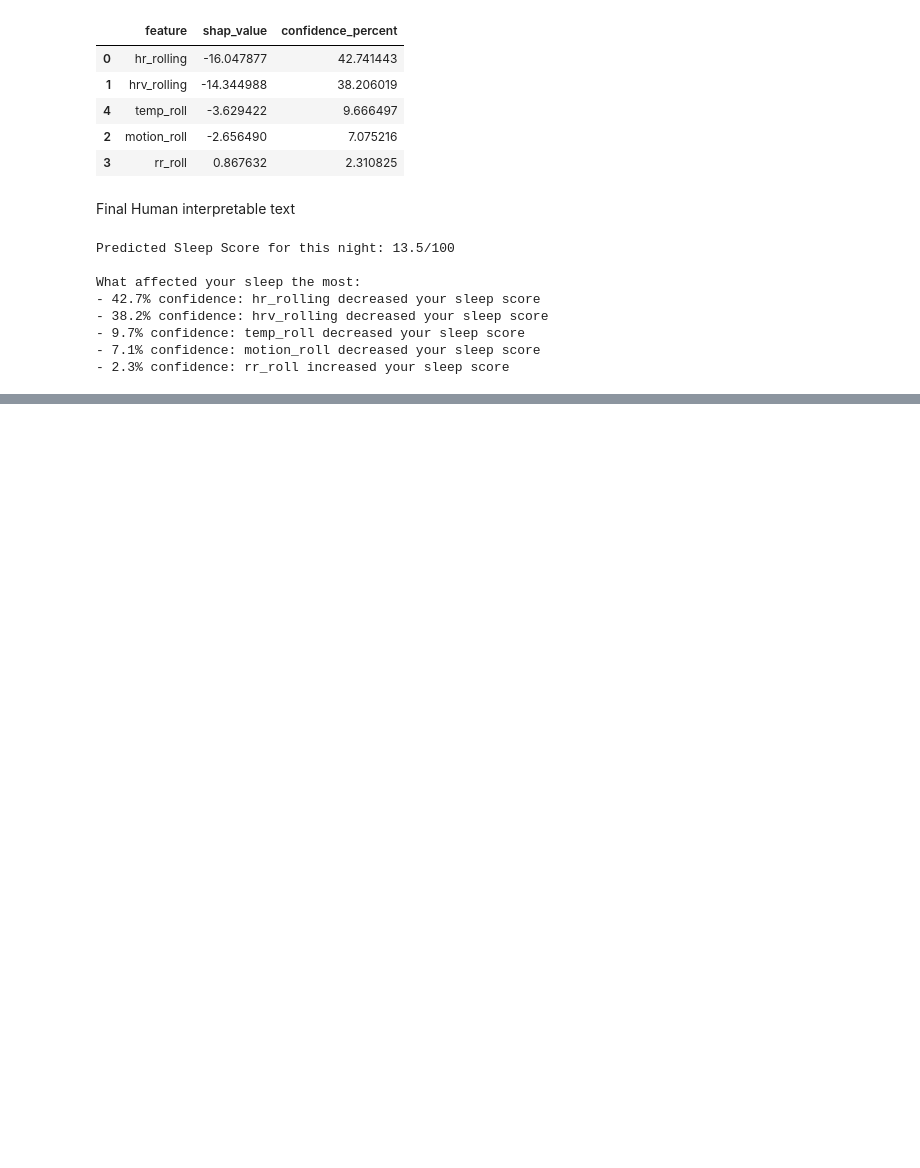
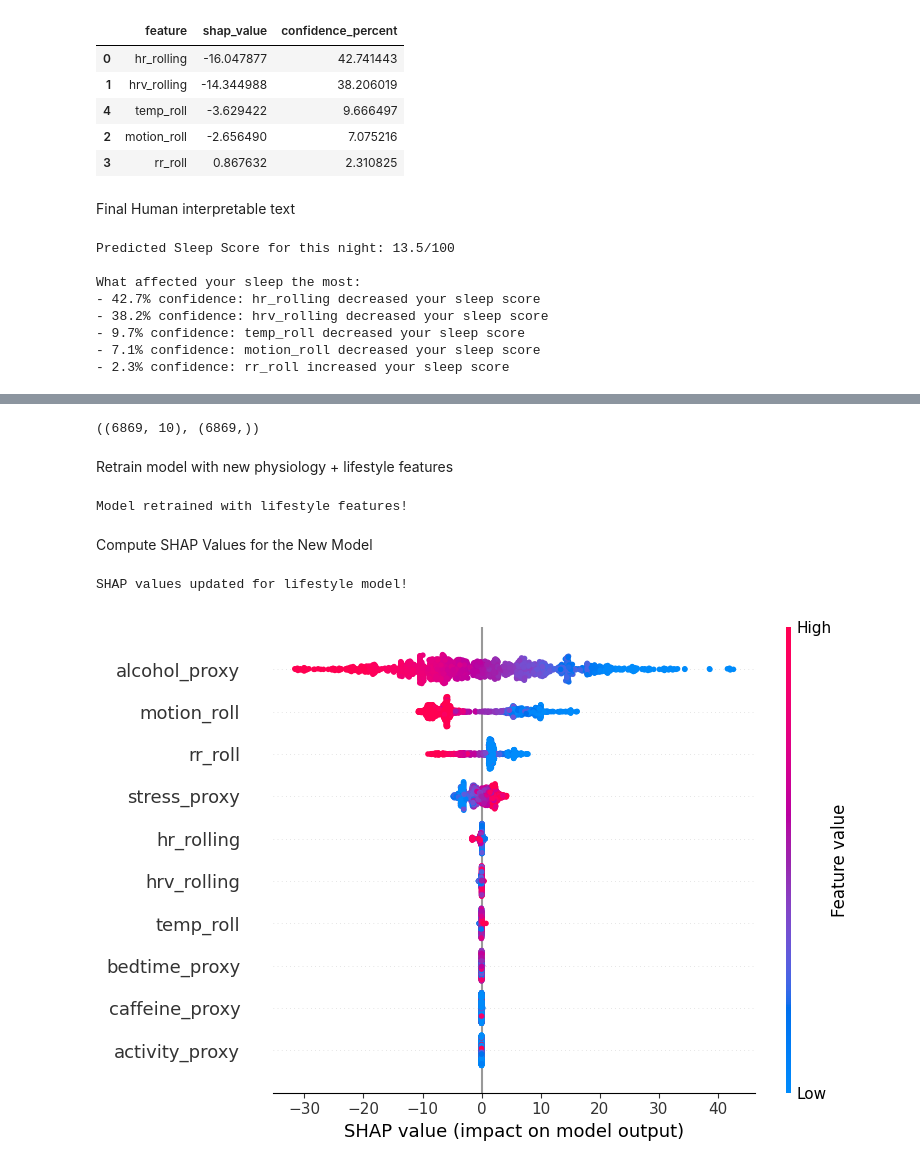
Before and after one commit to yuvanarvind/Duke-AI-XAI, a Jupyter notebook: final-project/Sleep_Analysis_Final_Project.ipynb, the cells around one changed output, grey strips where cells are left out. Drawn from its saved outputs; the diff is of its cells as text; code cells hidden in the pictures; blank space fills up the shorter version.

Commit message:
v2 with 5 elements that affect sleep with confidence score

```diff
--- a/final-project/Sleep_Analysis_Final_Project.ipynb
+++ b/final-project/Sleep_Analysis_Final_Project.ipynb
@@ -352,0 +440,52 @@ What affected your sleep the most:
+# %%
+feature_cols = [
+    "hr_rolling",
+    "hrv_rolling",
+    "motion_roll",
+    "rr_roll",
+    "temp_roll",
+    "bedtime_proxy",
+    "caffeine_proxy",
+    "alcohol_proxy",
+    "stress_proxy",
+    "activity_proxy"
+]
+
+X = df_scaled[feature_cols]
+y = df_scaled["sleep_score"]
+
+X = X.fillna(method="ffill").fillna(method="bfill")
+y = y.fillna(method="ffill").fillna(method="bfill")
+
+X_train, X_test, y_train, y_test = train_test_split(
+    X, y, test_size=0.2, random_state=42
+)
+
+X.shape, y.shape
+# %% [output]
+((6869, 10), (6869,))
+# %% [markdown]
+Retrain model with new physiology + lifestyle features
+# %%
+# Retrain model with new physiology + lifestyle features
+model = RandomForestRegressor(
+    n_estimators=300,
+    max_depth=7,
+    random_state=42
+)
+
+model.fit(X_train, y_train)
+
+print("Model retrained with lifestyle features!")
+# %% [output]
+Model retrained with lifestyle features!
+# %% [markdown]
+Compute SHAP Values for the New Model
+# %%
+# New SHAP explainer for lifestyle model
+explainer = shap.TreeExplainer(model)
+shap_values = explainer.shap_values(X_test)
+
+print("SHAP values updated for lifestyle model!")
+# %% [output]
+SHAP values updated for lifestyle model!
@@ -352,0 +494,4 @@ What affected your sleep the most:
+# %%
+shap.summary_plot(shap_values, X_test)
+# %% [output]
+[figure, added]
```
Also changed, not shown: parts of 19 cells of this notebook.
